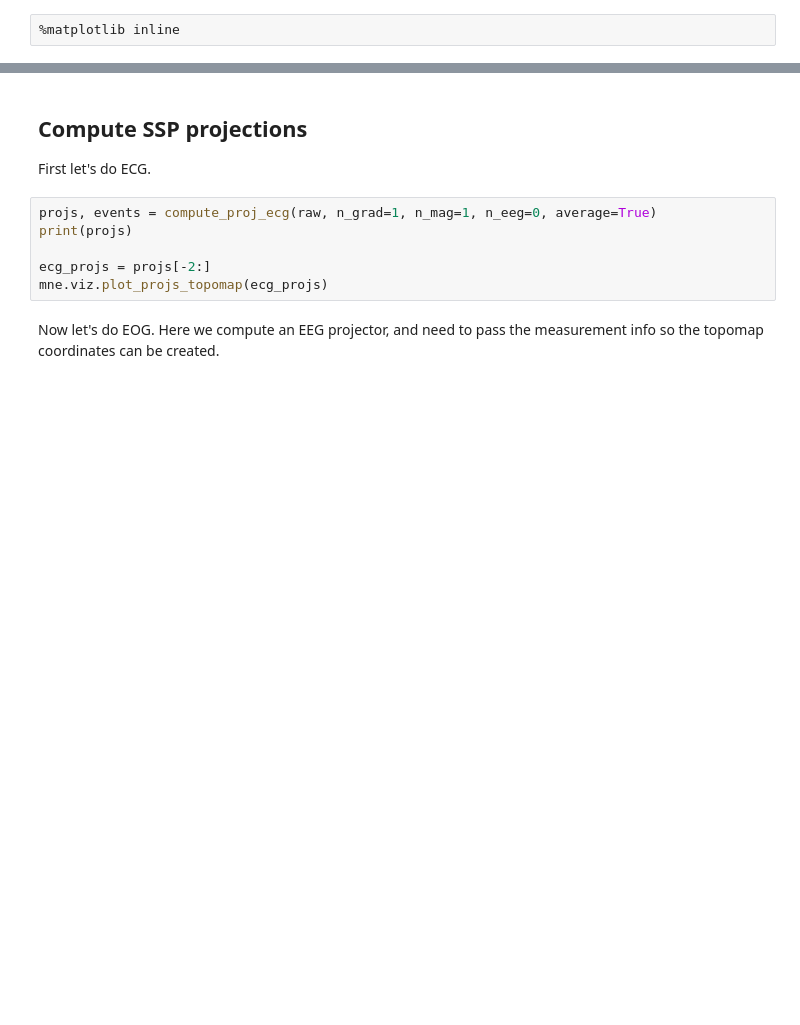
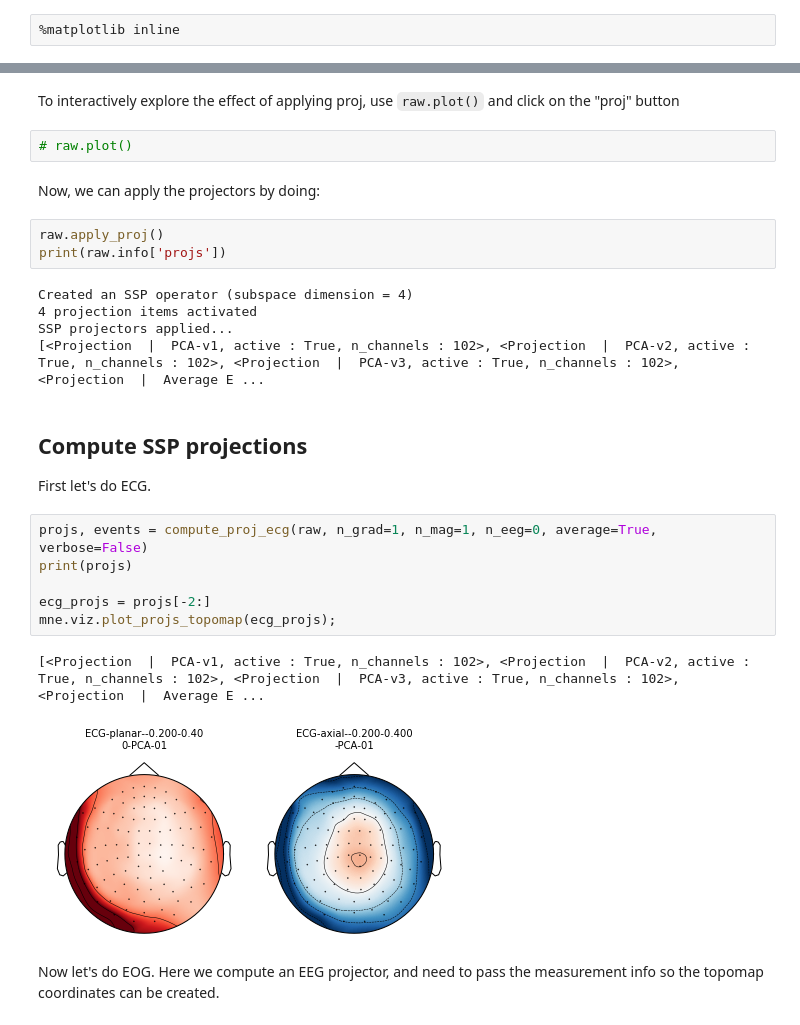
Before and after one commit to jasmainak/mne-workshop-brown, a Jupyter notebook: preprocessing/ssp.ipynb, the cells around one changed output, grey strips where cells are left out. Saved outputs shown, nothing was run; the diff lists cells and outputs as text; blank space fills up the shorter version.

```diff
--- a/preprocessing/ssp.ipynb
+++ b/preprocessing/ssp.ipynb
@@ -25,14 +73,31 @@ raw = mne.io.read_raw_fif(raw_fname, preload=True)
+# %% [markdown]
+To interactively explore the effect of applying proj, use `raw.plot()` and click on the "proj" button
+# %%
+# raw.plot()
+# %% [markdown]
+Now, we can apply the projectors by doing:
+# %%
+raw.apply_proj()
+print(raw.info['projs'])
+# %% [output]
+Created an SSP operator (subspace dimension = 4)
+4 projection items activated
+SSP projectors applied...
+[<Projection  |  PCA-v1, active : True, n_channels : 102>, <Projection  |  PCA-v2, active : True, n_channels : 102>, <Projection  |  PCA-v3, active : True, n_channels : 102>, <Projection  |  Average E ...
 # %% [markdown]
 Compute SSP projections
 -----------------------
 
 First let's do ECG.
 # %%
-projs, events = compute_proj_ecg(raw, n_grad=1, n_mag=1, n_eeg=0, average=True)
+projs, events = compute_proj_ecg(raw, n_grad=1, n_mag=1, n_eeg=0, average=True, verbose=False)
 print(projs)
 
 ecg_projs = projs[-2:]
-mne.viz.plot_projs_topomap(ecg_projs)
+mne.viz.plot_projs_topomap(ecg_projs);
+# %% [output]
+[<Projection  |  PCA-v1, active : True, n_channels : 102>, <Projection  |  PCA-v2, active : True, n_channels : 102>, <Projection  |  PCA-v3, active : True, n_channels : 102>, <Projection  |  Average E ...
+[figure, added]
 # %% [markdown]
 Now let's do EOG. Here we compute an EEG projector, and need to pass
 the measurement info so the topomap coordinates can be created.
```
Also changed, not shown: parts of 26 cells of this notebook, 12 other files.
